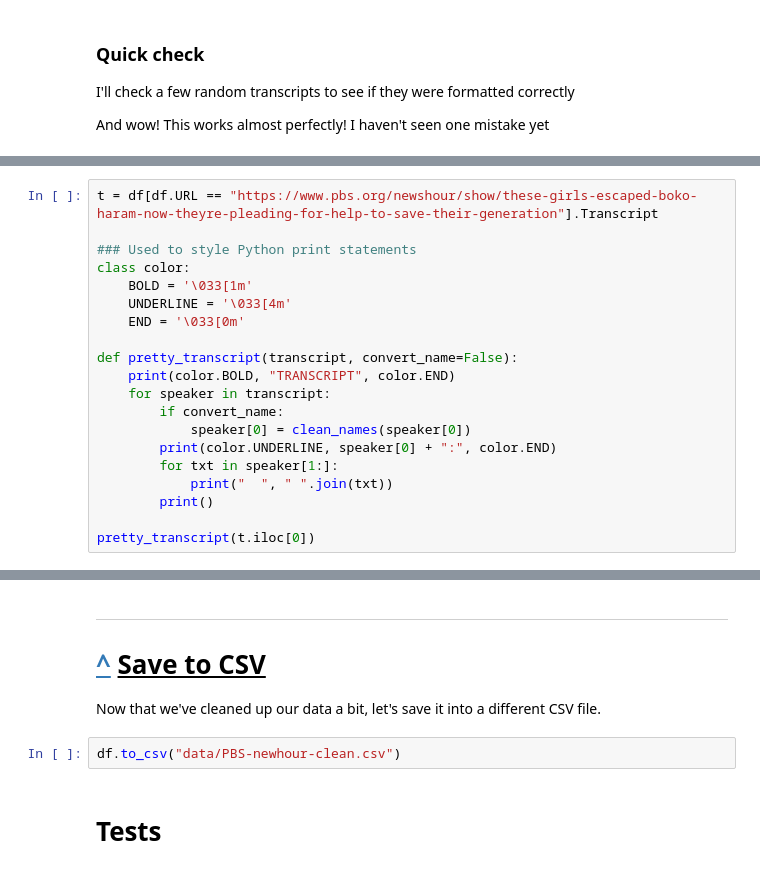
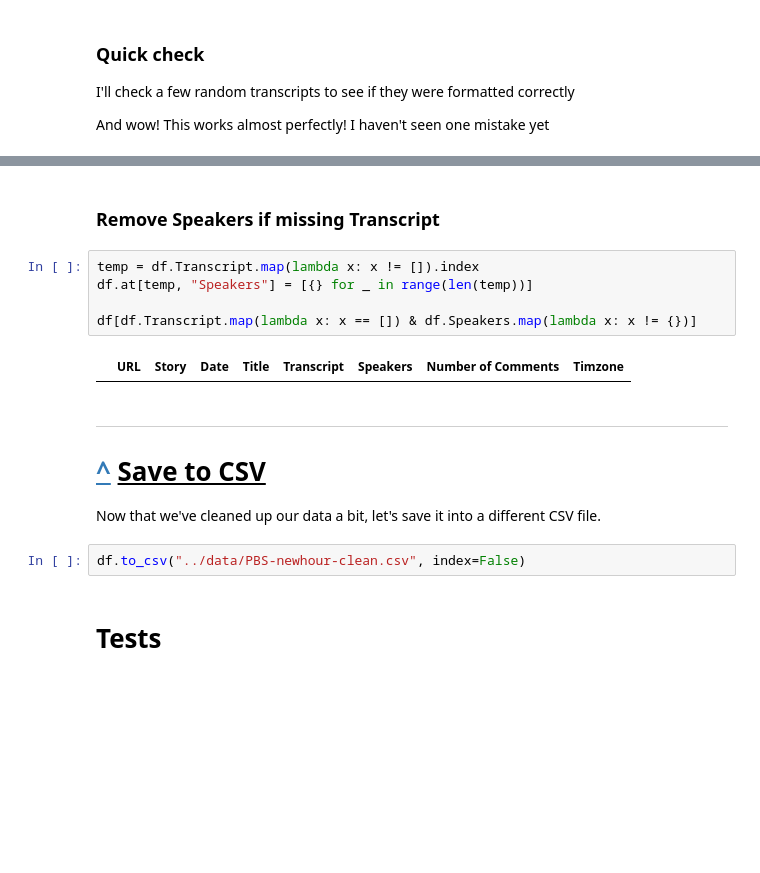
Before and after one commit to pstetz/PBS-Newshour, a Jupyter notebook: preprocessing/preprocessing.ipynb, the cells around one changed output, grey strips where cells are left out. Drawn from its saved outputs; the diff is of its cells as text; blank space fills up the shorter version.

```diff
--- a/preprocessing/preprocessing.ipynb
+++ b/preprocessing/preprocessing.ipynb
@@ -263,20 +258,0 @@ True
-# %%
-t = df[df.URL == "https://www.pbs.org/newshour/show/these-girls-escaped-boko-haram-now-theyre-pleading-for-help-to-save-their-generation"].Transcript
-
-### Used to style Python print statements
-class color:
-    BOLD = '\033[1m'
-    UNDERLINE = '\033[4m'
-    END = '\033[0m'
-
-def pretty_transcript(transcript, convert_name=False):
-    print(color.BOLD, "TRANSCRIPT", color.END)
-    for speaker in transcript:
-        if convert_name:
-            speaker[0] = clean_names(speaker[0])
-        print(color.UNDERLINE, speaker[0] + ":", color.END)
-        for txt in speaker[1:]:
-            print("  ", " ".join(txt))
-        print()
-
-pretty_transcript(t.iloc[0])
@@ -341,3 +313,12 @@ https://www.pbs.org/newshour/show/diane-rehm-shares-the-painful-story-of-her-hus
+# %% [markdown]
+### Remove Speakers if missing Transcript
+# %%
+temp = df.Transcript.map(lambda x: x != []).index
+df.at[temp, "Speakers"] = [{} for _ in range(len(temp))]
+
+df[df.Transcript.map(lambda x: x == []) & df.Speakers.map(lambda x: x != {})]
+# %% [output]
+|  | URL | Story | Date | Title | Transcript | Speakers | Number of Comments | Timzone |
 # %% [markdown]
 ---
 <a id="save"></a>
@@ -346,7 +327,7 @@ https://www.pbs.org/newshour/show/diane-rehm-shares-the-painful-story-of-her-hus
 
 Now that we've cleaned up our data a bit, let's save it into a different CSV file.
 # %%
-df.to_csv("data/PBS-newhour-clean.csv")
+df.to_csv("../data/PBS-newhour-clean.csv", index=False)
 # %% [markdown]
 # Tests
 # %% [markdown]
```
Also changed, not shown: parts of 9 cells of this notebook, 1 other file.
